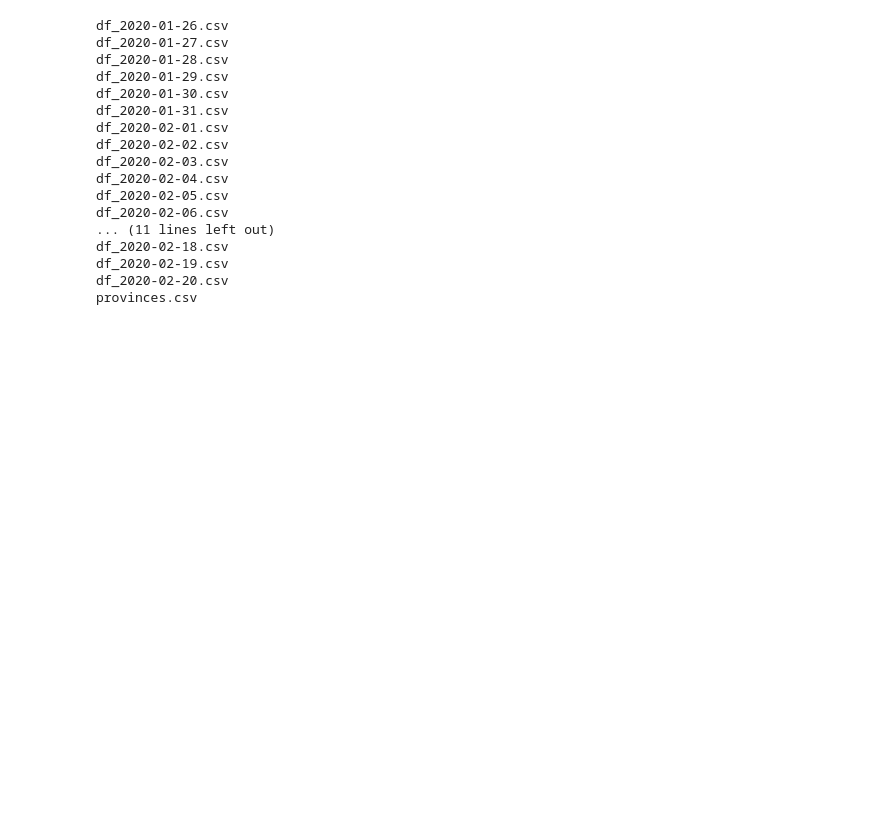
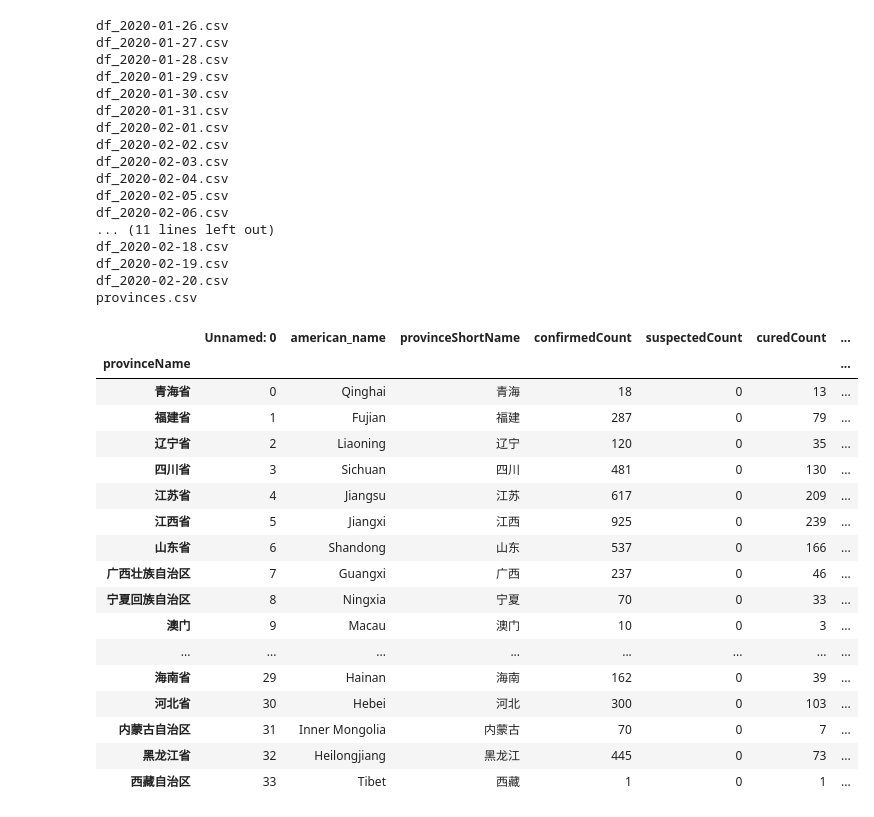
Before and after one commit to DutchDS/Project-2, a Jupyter notebook: Corona_Virus-V2.ipynb, the cells around one changed output. Cells and saved outputs as stored; diff of their text form; code cells hidden in the pictures; blank space fills up the shorter version.

```diff
--- a/Corona_Virus-V2.ipynb
+++ b/Corona_Virus-V2.ipynb
@@ -121,3 +122,27 @@ df_2020-02-18.csv
 df_2020-02-19.csv
 df_2020-02-20.csv
 provinces.csv
+# %%
+df_data = pd.read_csv("static/data/df_2020-02-16.csv")
+# df_json = (df_data).to_json()
+df_data = df_data.set_index("provinceName")
+df_data
+# %% [output]
+|  | Unnamed: 0 | american_name | provinceShortName | confirmedCount | suspectedCount | curedCount | ... |
+| provinceName |  |  |  |  |  |  | ... |
+| 青海省 | 0 | Qinghai | 青海 | 18 | 0 | 13 | ... |
+| 福建省 | 1 | Fujian | 福建 | 287 | 0 | 79 | ... |
+| 辽宁省 | 2 | Liaoning | 辽宁 | 120 | 0 | 35 | ... |
+| 四川省 | 3 | Sichuan | 四川 | 481 | 0 | 130 | ... |
+| 江苏省 | 4 | Jiangsu | 江苏 | 617 | 0 | 209 | ... |
+| 江西省 | 5 | Jiangxi | 江西 | 925 | 0 | 239 | ... |
+| 山东省 | 6 | Shandong | 山东 | 537 | 0 | 166 | ... |
+| 广西壮族自治区 | 7 | Guangxi | 广西 | 237 | 0 | 46 | ... |
+| 宁夏回族自治区 | 8 | Ningxia | 宁夏 | 70 | 0 | 33 | ... |
+| 澳门 | 9 | Macau | 澳门 | 10 | 0 | 3 | ... |
+| ... | ... | ... | ... | ... | ... | ... | ... |
+| 海南省 | 29 | Hainan | 海南 | 162 | 0 | 39 | ... |
+| 河北省 | 30 | Hebei | 河北 | 300 | 0 | 103 | ... |
+| 内蒙古自治区 | 31 | Inner Mongolia | 内蒙古 | 70 | 0 | 7 | ... |
+| 黑龙江省 | 32 | Heilongjiang | 黑龙江 | 445 | 0 | 73 | ... |
+| 西藏自治区 | 33 | Tibet | 西藏 | 1 | 0 | 1 | ... |
```
Also changed, not shown: parts of 3 cells of this notebook, 34 other files.
